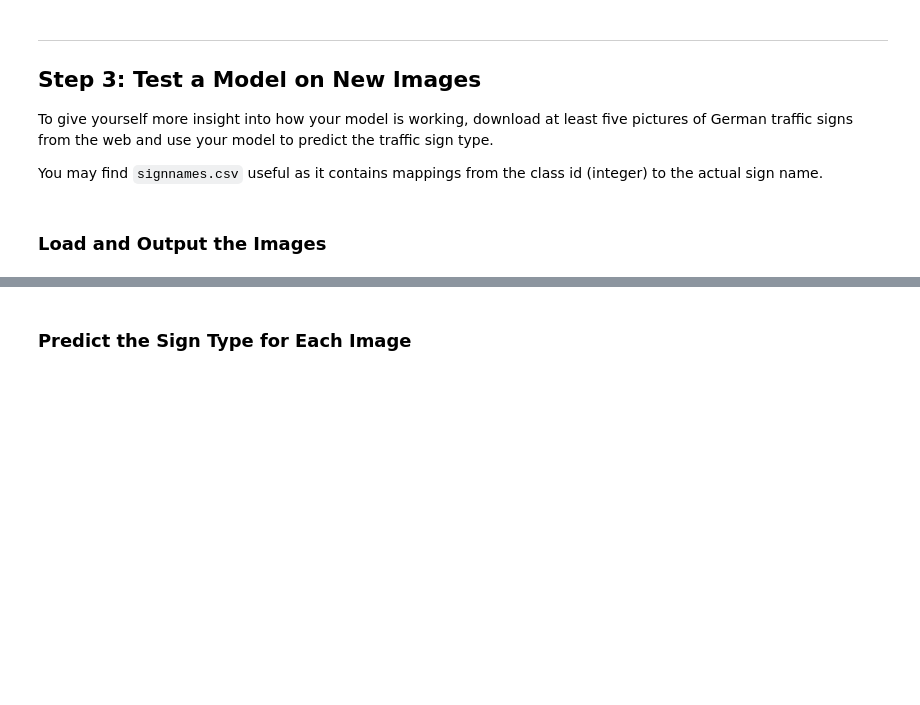
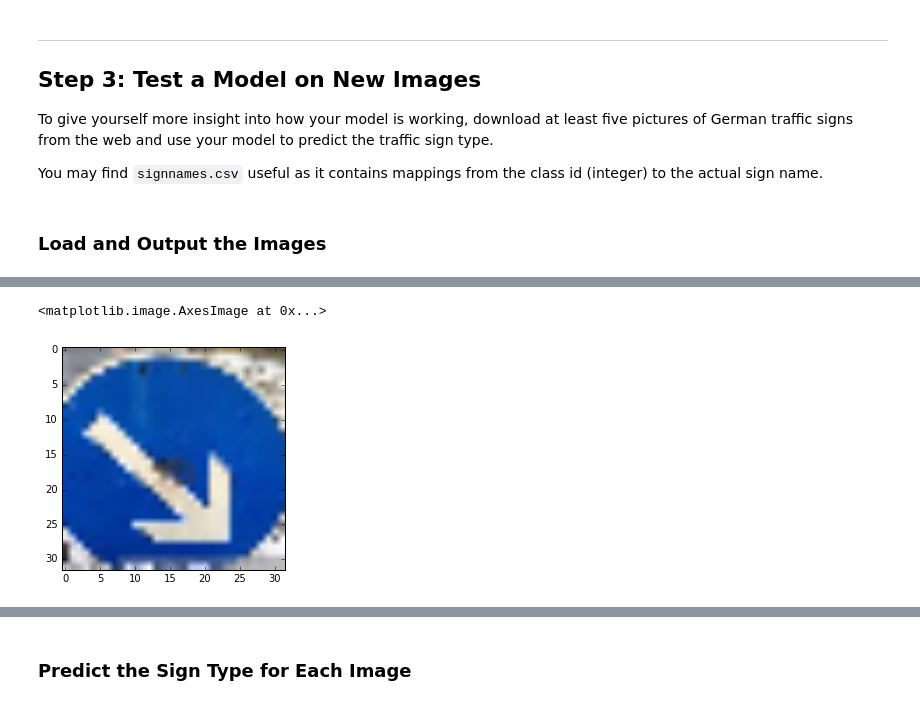
Before and after one commit to yifenghuang/Traffic_Sign_Classifier, a Jupyter notebook: Traffic_Sign_Classifier.ipynb, the cells around one changed output, grey strips where cells are left out. Cells and saved outputs as stored; diff of their text form; code cells hidden in the pictures; blank space fills up the shorter version.

```diff
--- a/Traffic_Sign_Classifier.ipynb
+++ b/Traffic_Sign_Classifier.ipynb
@@ -344,0 +392,5 @@ Test Accuracy = 0.898
+# %%
+plt.imshow(cropsor[3])
+# %% [output]
+<matplotlib.image.AxesImage at 0x...>
+[figure, added]
```
Also changed, not shown: parts of 14 cells of this notebook, 15 other files.
